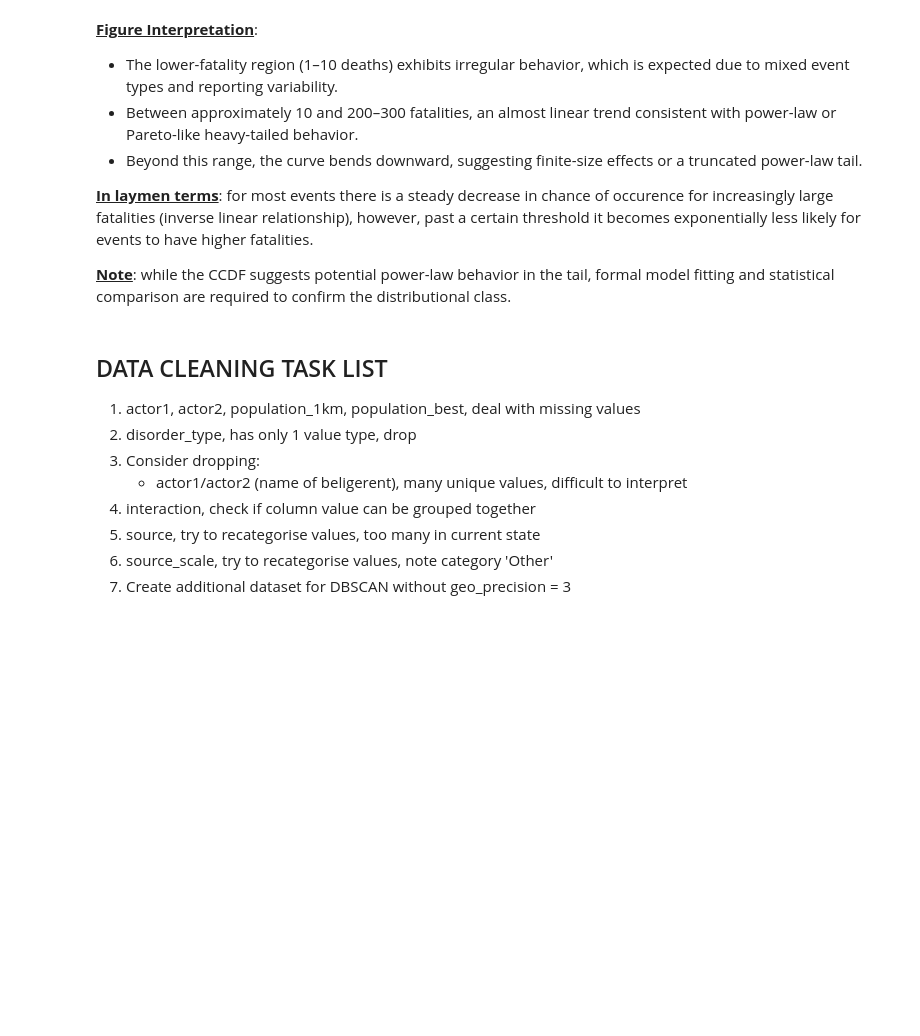
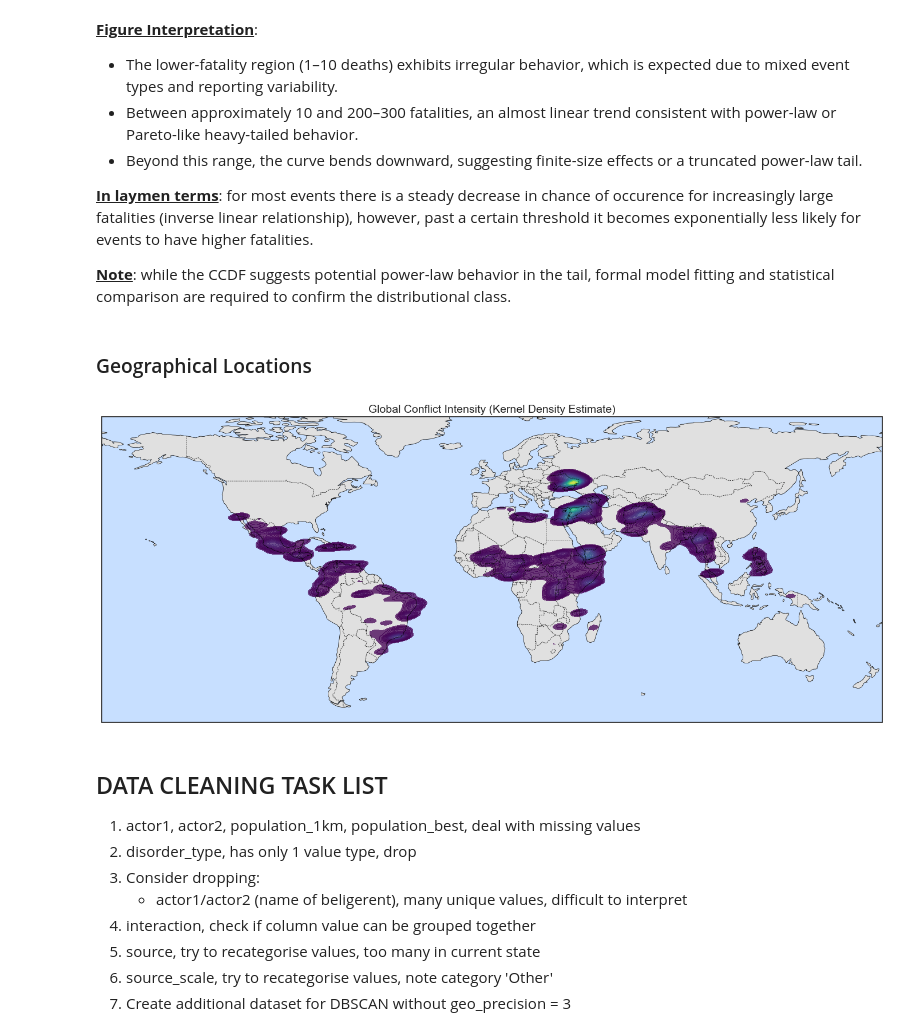
Before and after one commit to CoMa95/Armed-Conflict-Analytics, a Jupyter notebook: notebooks/01_eda.ipynb, the cells around one changed output. Drawn from its saved outputs; the diff is of its cells as text; code cells hidden in the pictures; blank space fills up the shorter version.

Commit message:
Create geographical distribution figure.

```diff
--- a/notebooks/01_eda.ipynb
+++ b/notebooks/01_eda.ipynb
@@ -536,6 +532,51 @@ plt.show()
 <ins>**In laymen terms**</ins>: for most events there is a steady decrease in chance of occurence for increasingly large fatalities (inverse linear relationship), however, past a certain threshold it becomes exponentially less likely for events to have higher fatalities.
 
 <ins>**Note**</ins>: while the CCDF suggests potential power-law behavior in the tail, formal model fitting and statistical comparison are required to confirm the distributional class.
+# %% [markdown]
+### Geographical Locations
+# %%
+import matplotlib.pyplot as plt
+import seaborn as sns
+import cartopy.crs as ccrs
+import cartopy.feature as cfeature
+
+# Extract coordinates
+lon = df["longitude"]
+lat = df["latitude"]
+
+sns.set(style="white")
+
+plt.figure(figsize=(14,8))
+
+# Cartopy projection (PlateCarree = standard lat/lon)
+ax = plt.axes(projection=ccrs.PlateCarree())
+
+# --- Base map features ---
+ax.add_feature(cfeature.COASTLINE, linewidth=0.5)
+ax.add_feature(cfeature.BORDERS, linewidth=0.5, linestyle='--')
+
+# Land and ocean with colorblind-friendly tones
+ax.add_feature(cfeature.LAND, facecolor="#e0e0e0")      # light grey
+ax.add_feature(cfeature.OCEAN, facecolor="#c7dfff")     # soft light blue
+
+# --- KDE Heatmap (no scatter points) ---
+sns.kdeplot(
+    x=lon,
+    y=lat,
+    cmap="viridis",    # ✔ colorblind-friendly colormap
+    fill=True,
+    bw_adjust=0.5,
+    thresh=0.05,       # minimum contour shown
+    alpha=0.75,        # slightly increased visibility
+    levels=40,         # smoother KDE contours
+    ax=ax,
+)
+
+ax.set_title("Global Conflict Intensity (Kernel Density Estimate)", fontsize=14)
+plt.tight_layout()
+plt.show()
+# %% [output]
+[figure, added]
 # %% [markdown]
 ## DATA CLEANING TASK LIST
 
```
Also changed, not shown: parts of 5 cells of this notebook, 3 other files.
